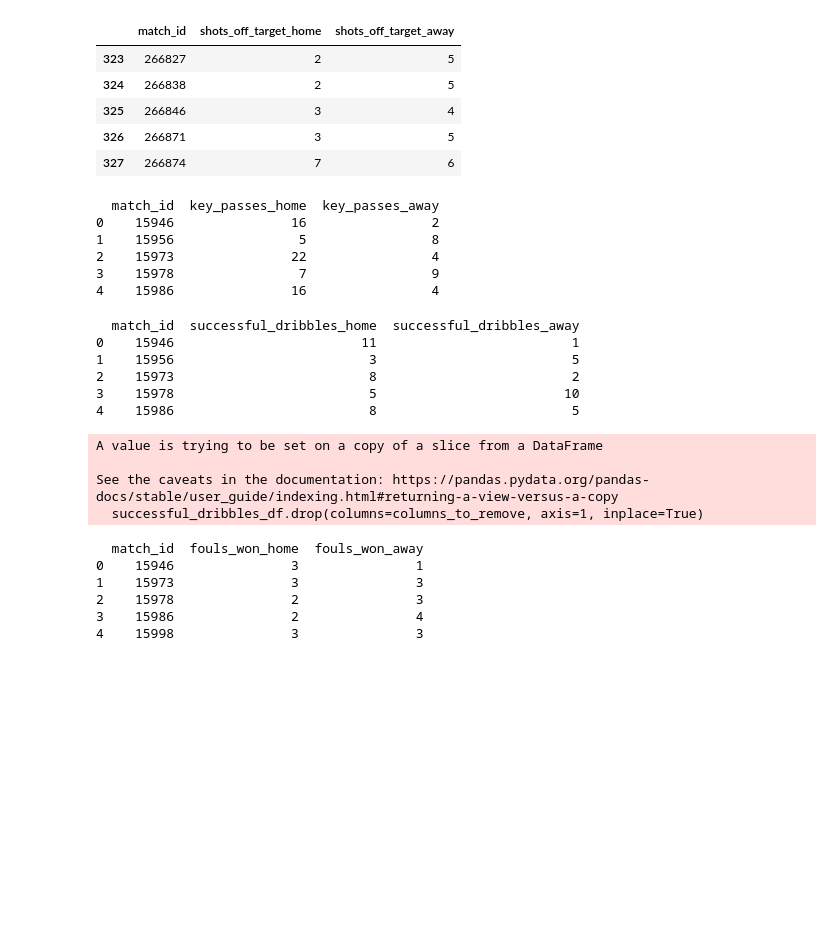
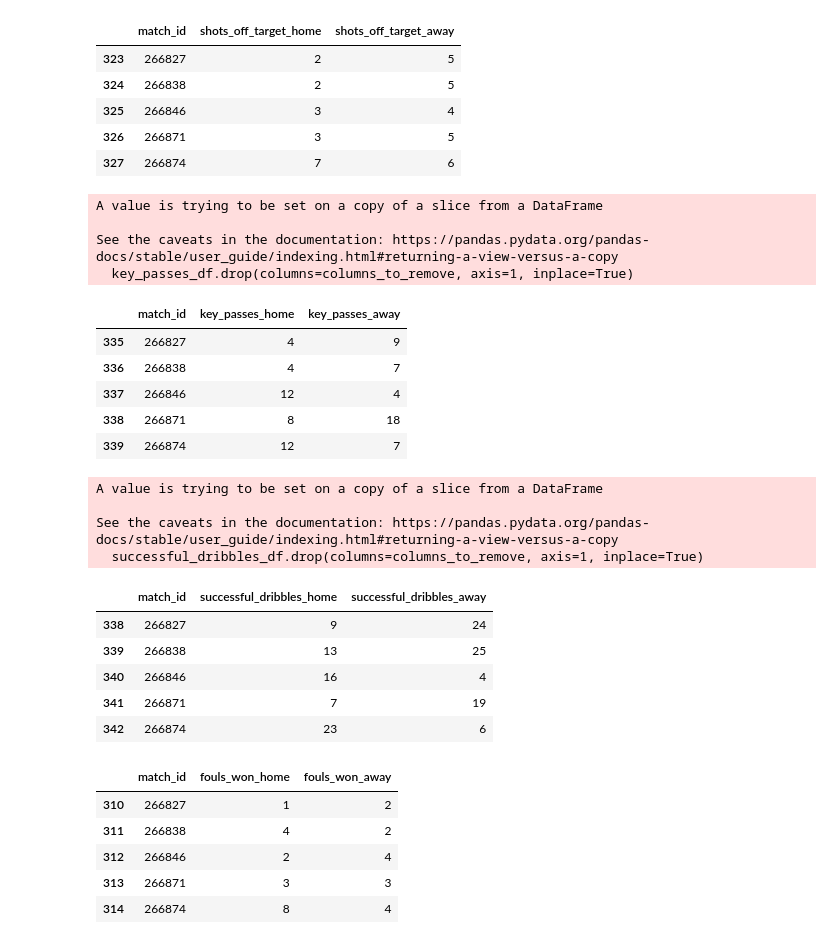
Before and after one commit to Nyvek4/winai-football, a Jupyter notebook: data_collect/ds_creation/statsbomb-formating.ipynb, the cells around one changed output. Saved outputs shown, nothing was run; the diff lists cells and outputs as text; code cells hidden in the pictures; blank space fills up the shorter version.

```diff
--- a/data_collect/ds_creation/statsbomb-formating.ipynb
+++ b/data_collect/ds_creation/statsbomb-formating.ipynb
@@ -492,37 +492,41 @@ See the caveats in the documentation: https://pandas.pydata.org/pandas-docs/stab
 # %%
 ### ---------------------------------- KEY PASSES AWAY AND HOME
 
 # Ensure 'home_team_id' and 'away_team_id' are correctly named before merging
 matches_df['home_team_id'] = matches_df['home_team'].apply(lambda x: x['home_team_id'])
 matches_df['away_team_id'] = matches_df['away_team'].apply(lambda x: x['away_team_id'])
 
 # Check and remove any pre-existing '_x' or '_y' columns
 columns_to_remove = [col for col in key_passes_df.columns if '_x' in col or '_y' in col]
 key_passes_df.drop(columns=columns_to_remove, axis=1, inplace=True)
 # Merge the DataFrames
 key_passes_df = key_passes_df.merge(matches_teams_df, on='match_id', how='left')
 # Create team_id column
 key_passes_df['team_id'] = key_passes_df['team'].apply(lambda x: str(x['id']))
 key_passes_per_match_home = key_passes_df[key_passes_df['team_id'] == key_passes_df['home_team_id']].groupby('match_id').size()
 key_passes_per_match_home = key_passes_per_match_home.rename_axis('match_id').reset_index(name='key_passes_home')
 
 key_passes_per_match_away = key_passes_df[key_passes_df['team_id'] == key_passes_df['away_team_id']].groupby('match_id').size()
 key_passes_per_match_away = key_passes_per_match_away.rename_axis('match_id').reset_index(name='key_passes_away')
 
 # Merge the two DataFrames
 key_passes_per_match = key_passes_per_match_home.merge(key_passes_per_match_away, on='match_id', how='left')
 # Convert the columns to integers instead of floats
 key_passes_per_match['key_passes_home'] = key_passes_per_match['key_passes_home'].fillna(0).astype(int)
 key_passes_per_match['key_passes_away'] = key_passes_per_match['key_passes_away'].fillna(0).astype(int)
 
-print(key_passes_per_match.head())
+key_passes_per_match.tail()
 # %% [output]
-  match_id  key_passes_home  key_passes_away
-0    15946               16                2
-1    15956                5                8
-2    15973               22                4
-3    15978                7                9
-4    15986               16                4
+A value is trying to be set on a copy of a slice from a DataFrame
+
+See the caveats in the documentation: https://pandas.pydata.org/pandas-docs/stable/user_guide/indexing.html#returning-a-view-versus-a-copy
+  key_passes_df.drop(columns=columns_to_remove, axis=1, inplace=True)
+|  | match_id | key_passes_home | key_passes_away |
+| 335 | 266827 | 4 | 9 |
+| 336 | 266838 | 4 | 7 |
+| 337 | 266846 | 12 | 4 |
+| 338 | 266871 | 8 | 18 |
+| 339 | 266874 | 12 | 7 |
 # %%
 ### ---------------------------------- DRIBBLES AWAY AND HOME
 
@@ -549,18 +553,18 @@ successful_dribbles_per_match = successful_dribbles_per_match_home.merge(success
 successful_dribbles_per_match['successful_dribbles_home'] = successful_dribbles_per_match['successful_dribbles_home'].fillna(0).astype(int)
 successful_dribbles_per_match['successful_dribbles_away'] = successful_dribbles_per_match['successful_dribbles_away'].fillna(0).astype(int)
 
-print(successful_dribbles_per_match.head())
+successful_dribbles_per_match.tail()
 # %% [output]
-  match_id  successful_dribbles_home  successful_dribbles_away
-0    15946                        11                         1
-1    15956                         3                         5
-2    15973                         8                         2
-3    15978                         5                        10
-4    15986                         8                         5
+A value is trying to be set on a copy of a slice from a DataFrame
+
+See the caveats in the documentation: https://pandas.pydata.org/pandas-docs/stable/user_guide/indexing.html#returning-a-view-versus-a-copy
+  successful_dribbles_df.drop(columns=columns_to_remove, axis=1, inplace=True)
-A value is trying to be set on a copy of a slice from a DataFrame
-
-See the caveats in the documentation: https://pandas.pydata.org/pandas-docs/stable/user_guide/indexing.html#returning-a-view-versus-a-copy
-  successful_dribbles_df.drop(columns=columns_to_remove, axis=1, inplace=True)
+|  | match_id | successful_dribbles_home | successful_dribbles_away |
+| 338 | 266827 | 9 | 24 |
+| 339 | 266838 | 13 | 25 |
+| 340 | 266846 | 16 | 4 |
+| 341 | 266871 | 7 | 19 |
+| 342 | 266874 | 23 | 6 |
 # %%
 ### ---------------------------------- FOULS WON AWAY AND HOME
 
@@ -587,14 +591,14 @@ fouls_won_per_match = fouls_won_per_match_home.merge(fouls_won_per_match_away, o
 fouls_won_per_match['fouls_won_home'] = fouls_won_per_match['fouls_won_home'].fillna(0).astype(int)
 fouls_won_per_match['fouls_won_away'] = fouls_won_per_match['fouls_won_away'].fillna(0).astype(int)
 
-print(fouls_won_per_match.head())
+fouls_won_per_match.tail()
 # %% [output]
-  match_id  fouls_won_home  fouls_won_away
-0    15946               3               1
-1    15973               3               3
-2    15978               2               3
-3    15986               2               4
-4    15998               3               3
+|  | match_id | fouls_won_home | fouls_won_away |
+| 310 | 266827 | 1 | 2 |
+| 311 | 266838 | 4 | 2 |
+| 312 | 266846 | 2 | 4 |
+| 313 | 266871 | 3 | 3 |
+| 314 | 266874 | 8 | 4 |
 # %%
 ### ---------------------------------- MERGING ALL DATAFRAMES
 
```
Also changed, not shown: parts of 1 cell of this notebook.
